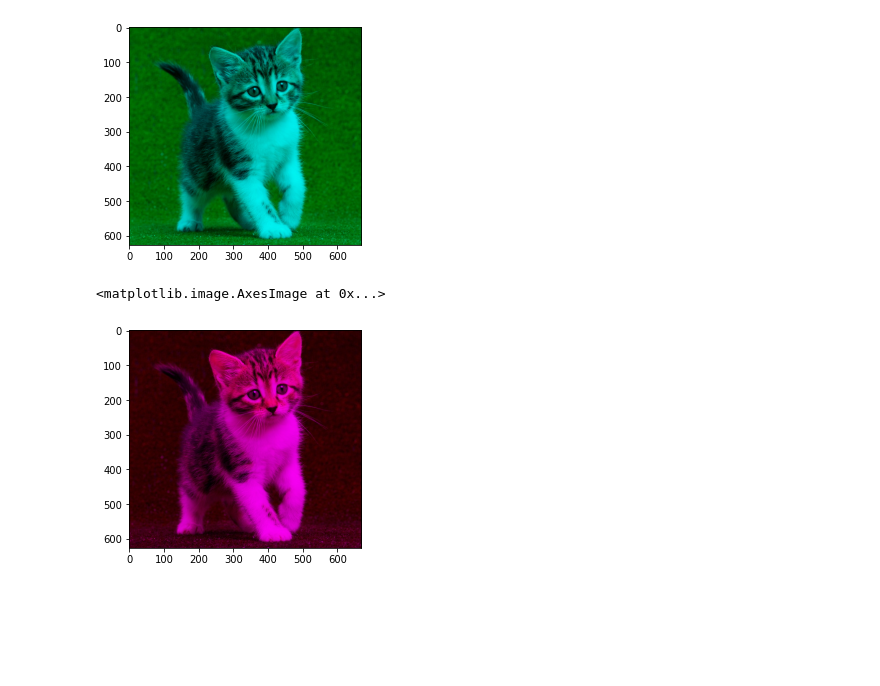
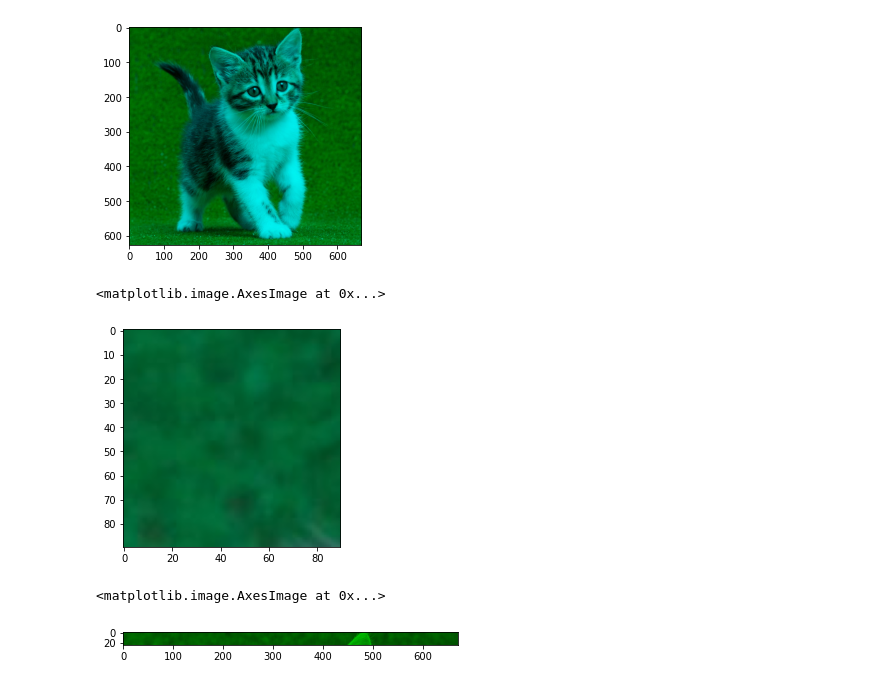
Before and after one commit to sellauno/PVCK_1, a Jupyter notebook: Week2.ipynb, the cells around one changed output. Saved outputs shown, nothing was run; the diff lists cells and outputs as text; code cells hidden in the pictures; blank space fills up the shorter version.

```diff
--- a/Week2.ipynb
+++ b/Week2.ipynb
@@ -139,8 +139,18 @@ plt.imshow(imgt2)
 # %%
 imgt1 = img
 imgt2 = cv.cvtColor(img, cv.COLOR_BGR2RGB)
-imgt2[:,:,1] = np.zeros([imgt2.shape[0], imgt2.shape[1]])
-plt.imshow(imgt2)
+cropped_img = imgt1[10:100, 10:100]
+plt.imshow(cropped_img)
 # %% [output]
 <matplotlib.image.AxesImage at 0x...>
-[figure, old version]
+[figure, new version]
+# %%
+imgt1 = img
+imgt2 = cv.cvtColor(imgt1, cv.COLOR_BGR2RGB)
+cropped_img = imgt2[5:30, :]
+cropped_img[:, :, 0] = 0
+cropped_img[:, :, 2] = 0
+plt.imshow(cropped_img)
+# %% [output]
+<matplotlib.image.AxesImage at 0x...>
+[figure, added]
```
Also changed, not shown: parts of 6 cells of this notebook.
